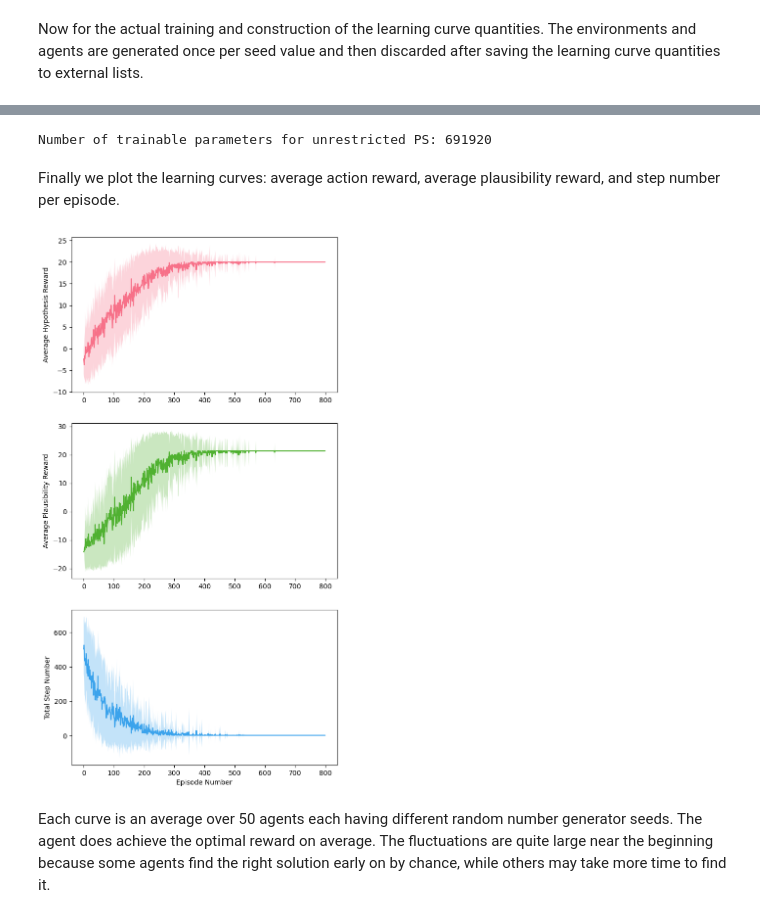
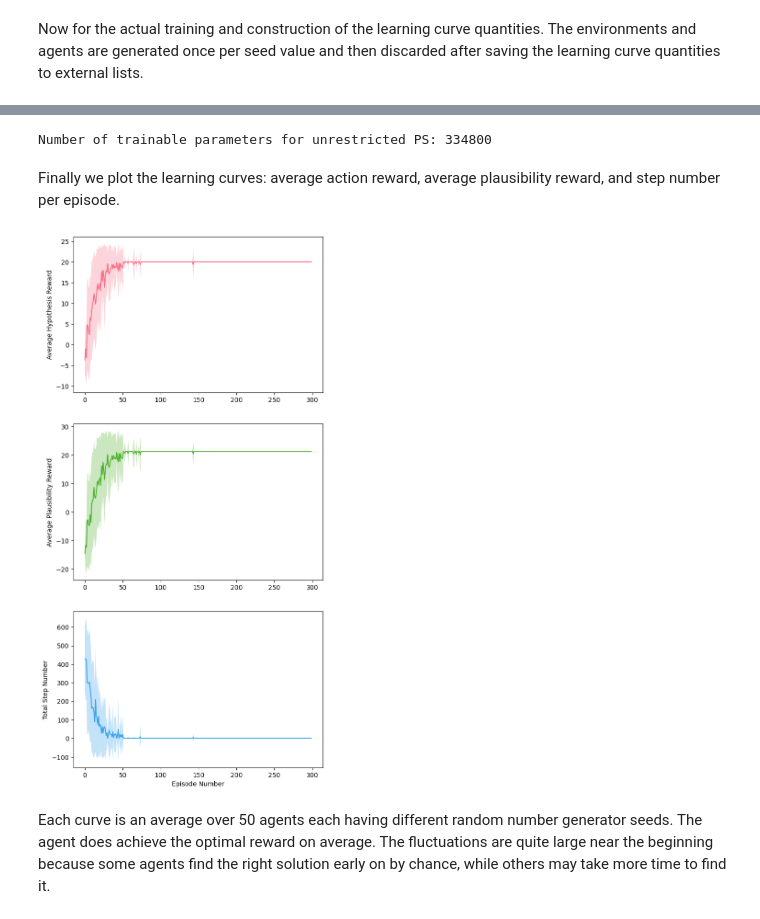
Before and after one commit to MariusKrumm/ManyBodyMEPS, a Jupyter notebook: ComputerMaintenance/UnrestrictedAgent/Multi_BrokenComp_MEPS1.ipynb, the cells around one changed output, grey strips where cells are left out. Cells and saved outputs as stored; diff of their text form; code cells hidden in the pictures.

```diff
--- a/ComputerMaintenance/UnrestrictedAgent/Multi_BrokenComp_MEPS1.ipynb
+++ b/ComputerMaintenance/UnrestrictedAgent/Multi_BrokenComp_MEPS1.ipynb
@@ -449,7 +449,7 @@ class PSAgent():
             The chosen action target hyperedge.
         """
         # Get the index of the input percept from the list of all percept source hyperedges
-        hypercepts = self.percept_hyedge.index(percept)
+        hypercepts = self.percept_hyedge.index([percept])
 
         hyclips = [hypercepts]
         # Random walk through the ECM
@@ -673,35 +673,35 @@ Final Explanation: [[[16, 18, 19], [21, 22]], [[16, 18, 19], [13]]]
 # %%
 print("Number of trainable parameters for unrestricted PS: {a1}".format(a1=sum([np.size(agent.h_matrix[i]) for i in range(agent.num_layers)])))
 # %% [output]
-Number of trainable parameters for unrestricted PS: 691920
+Number of trainable parameters for unrestricted PS: 334800
 # %% [markdown]
 Finally we plot the learning curves: average action reward, average plausibility reward, and step number per episode.
 # %%
-fig, ax = plt.subplots(3, 1, figsize=(7.0, 14.0))
+fig, ax = plt.subplots(3, 1, figsize=(7.0, 15.0))
 ax[0].set_ylabel('Average Hypothesis Reward')
 ax[1].set_ylabel('Average Plausibility Reward')
 ax[2].set_xlabel('Episode Number')
 ax[2].set_ylabel('Total Step Number')
 colors = sns.color_palette("husl", 3)
-plot_cut = 800
+plot_cut = 300
 xvals = np.arange(len(hypo_means))[:plot_cut]
 hypo_means_cut = hypo_means[:plot_cut]
 hypo_stds_cut = hypo_stds[:plot_cut]
 plaus_means_cut = plaus_means[:plot_cut]
 plaus_stds_cut = plaus_stds[:plot_cut]
 stepnum_means_cut = stepnum_means[:plot_cut]
 stepnum_stds_cut = stepnum_stds[:plot_cut]
 with sns.axes_style("darkgrid"):
     ax[0].plot(hypo_means_cut, c = colors[0])
     ax[0].fill_between(xvals, y1=hypo_means_cut-hypo_stds_cut, y2=hypo_means_cut+hypo_stds_cut, alpha=0.3, facecolor=colors[0])
     ax[1].plot(plaus_means_cut, c = colors[1])
     ax[1].fill_between(xvals, y1=plaus_means_cut-plaus_stds_cut, y2=plaus_means_cut+plaus_stds_cut, alpha=0.3, facecolor=colors[1])
     ax[2].plot(stepnum_means_cut, c = colors[2])
     ax[2].fill_between(xvals, y1=stepnum_means_cut-stepnum_stds_cut, y2=stepnum_means_cut+stepnum_stds_cut, alpha=0.3, facecolor=colors[2])
 
 plt.savefig("./BrokenComp_Training.png")
 plt.show()
 # %% [output]
-[figure, old version]
+[figure, new version]
 # %% [markdown]
 Each curve is an average over 50 agents each having different random number generator seeds. The agent does achieve the optimal reward on average. The fluctuations are quite large near the beginning because some agents find the right solution early on by chance, while others may take more time to find it.
```
Also changed, not shown: parts of 1 cell of this notebook.
